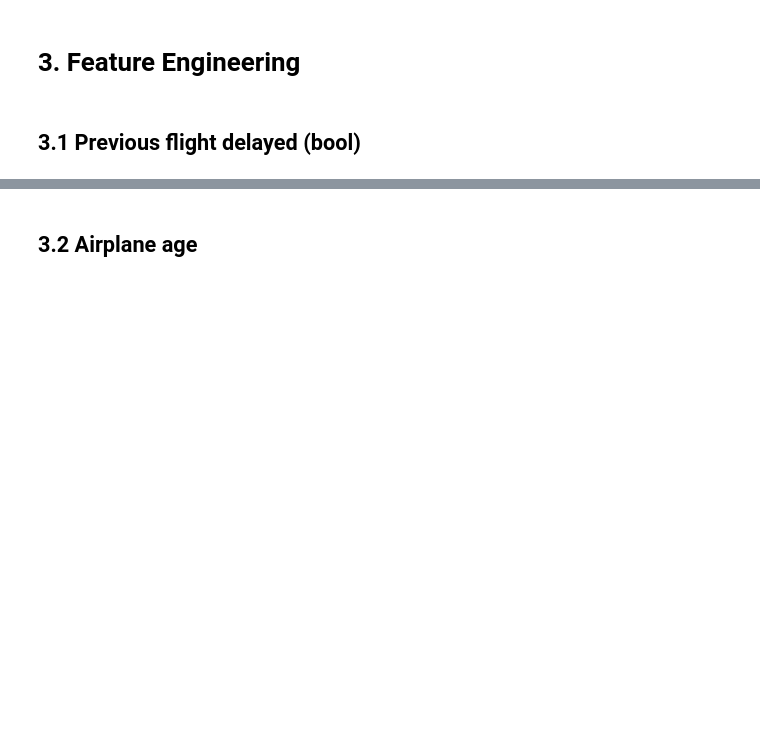
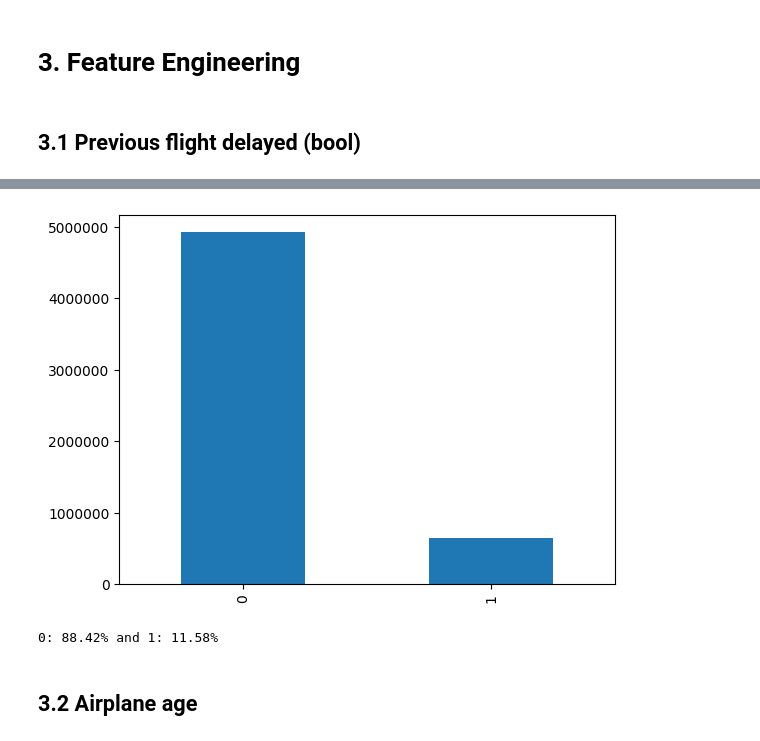
Before and after one commit to rvloenhout/DSS_Master_Thesis, a Jupyter notebook: _1. Data Preprocessing/2. Data cleaning, Preprocessing and EDA.ipynb, the cells around one changed output, grey strips where cells are left out. Drawn from its saved outputs; the diff is of its cells as text; code cells hidden in the pictures; blank space fills up the shorter version.

```diff
--- a/_1. Data Preprocessing/2. Data cleaning, Preprocessing and EDA.ipynb
+++ b/_1. Data Preprocessing/2. Data cleaning, Preprocessing and EDA.ipynb
@@ -501,3 +503,16 @@ print(ontime_reporting_export.shape)
+# %%
+plt.ticklabel_format(style='plain')
+#ontime_reporting_export["DEP_DEL15"] = ontime_reporting_export["DEP_DEL15"]
+ontime_reporting_export["PREV_FLIGHT_DELAY"].value_counts().plot(kind='bar')
+plt.show()
+print("0: {}% and 1: {}%".format(
+    round(len(ontime_reporting_export[ontime_reporting_export.PREV_FLIGHT_DELAY == 0])/len(ontime_reporting_export.PREV_FLIGHT_DELAY)*100,2),
+    round(len(ontime_reporting_export[ontime_reporting_export.PREV_FLIGHT_DELAY == 1])/len(ontime_reporting_export.PREV_FLIGHT_DELAY)*100,2)
+    )
+)
+# %% [output]
+[figure, added]
+0: 88.42% and 1: 11.58%
 # %% [markdown]
 ## 3.2 Airplane age
 # %%
```
Also changed, not shown: parts of 8 cells of this notebook.
